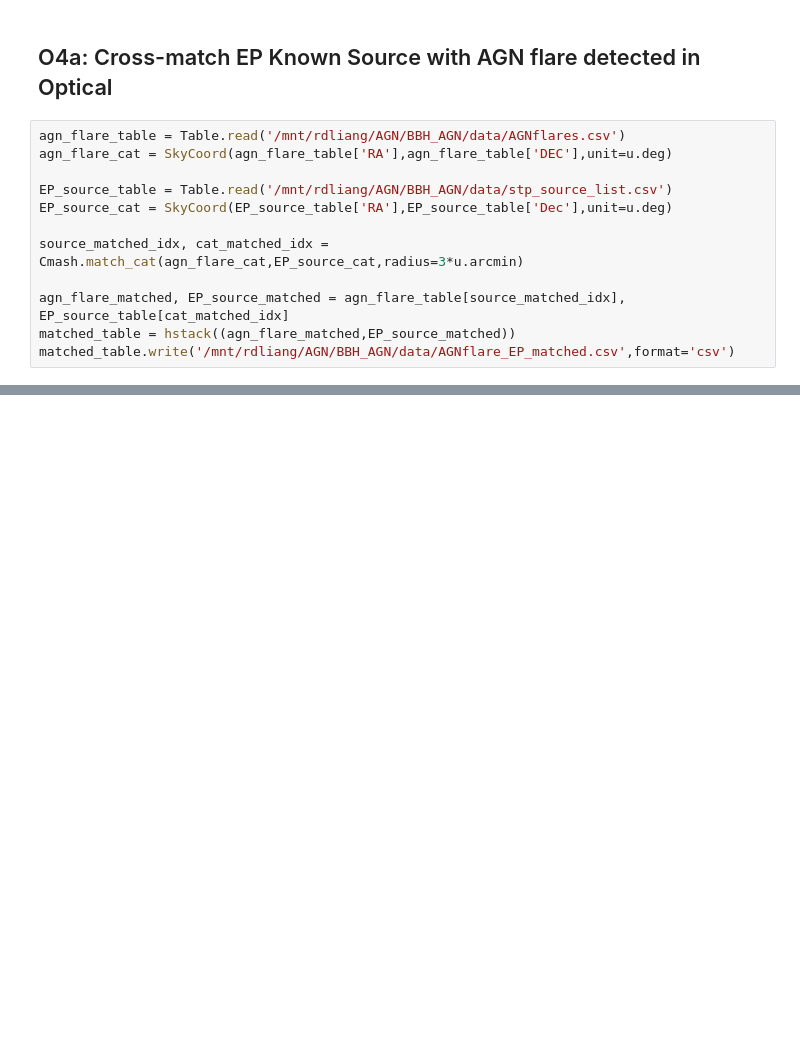
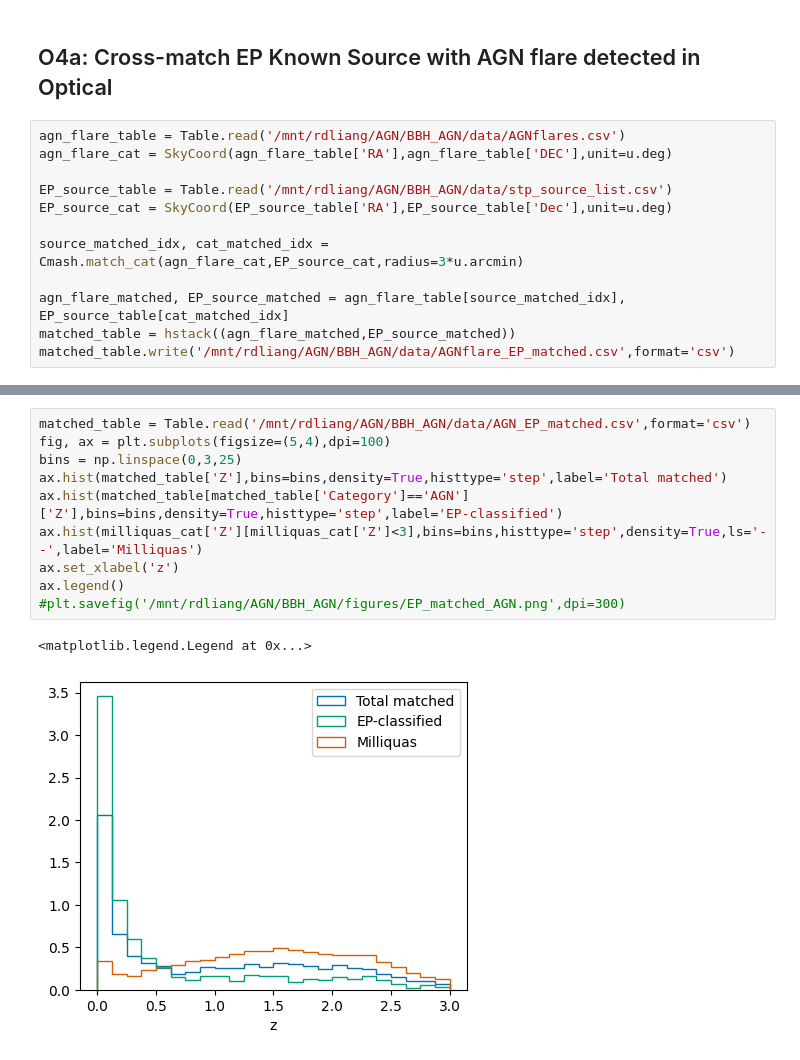
Before and after one commit to LAujust/Cmash, a Jupyter notebook: Example.ipynb, the cells around one changed output, grey strips where cells are left out. Saved outputs shown, nothing was run; the diff lists cells and outputs as text; blank space fills up the shorter version.

```diff
--- a/Example.ipynb
+++ b/Example.ipynb
@@ -33,0 +182,13 @@ Time(60224.6,format='mjd').iso
+# %%
+matched_table = Table.read('/mnt/rdliang/AGN/BBH_AGN/data/AGN_EP_matched.csv',format='csv')
+fig, ax = plt.subplots(figsize=(5,4),dpi=100)
+bins = np.linspace(0,3,25)
+ax.hist(matched_table['Z'],bins=bins,density=True,histtype='step',label='Total matched')
+ax.hist(matched_table[matched_table['Category']=='AGN']['Z'],bins=bins,density=True,histtype='step',label='EP-classified')
+ax.hist(milliquas_cat['Z'][milliquas_cat['Z']<3],bins=bins,histtype='step',density=True,ls='--',label='Milliquas')
+ax.set_xlabel('z')
+ax.legend()
+#plt.savefig('/mnt/rdliang/AGN/BBH_AGN/figures/EP_matched_AGN.png',dpi=300)
+# %% [output]
+<matplotlib.legend.Legend at 0x...>
+[figure, added]
```
Also changed, not shown: parts of 14 cells of this notebook, 4 other files.
